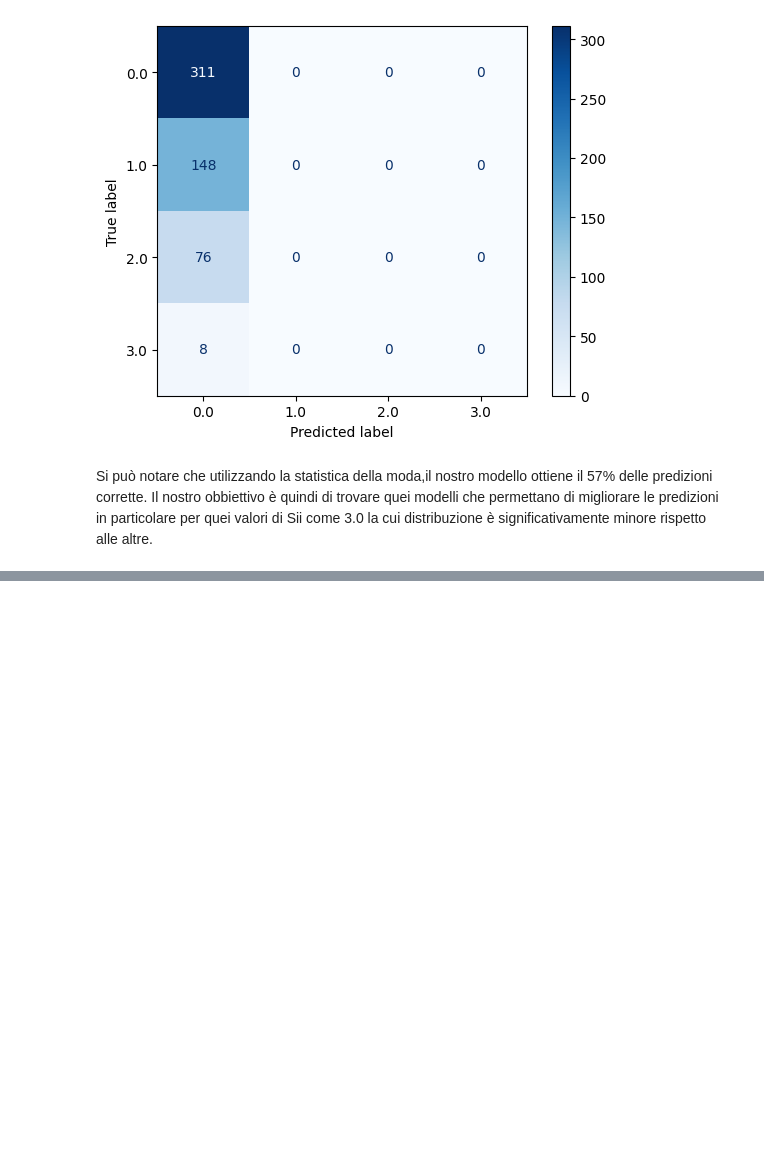
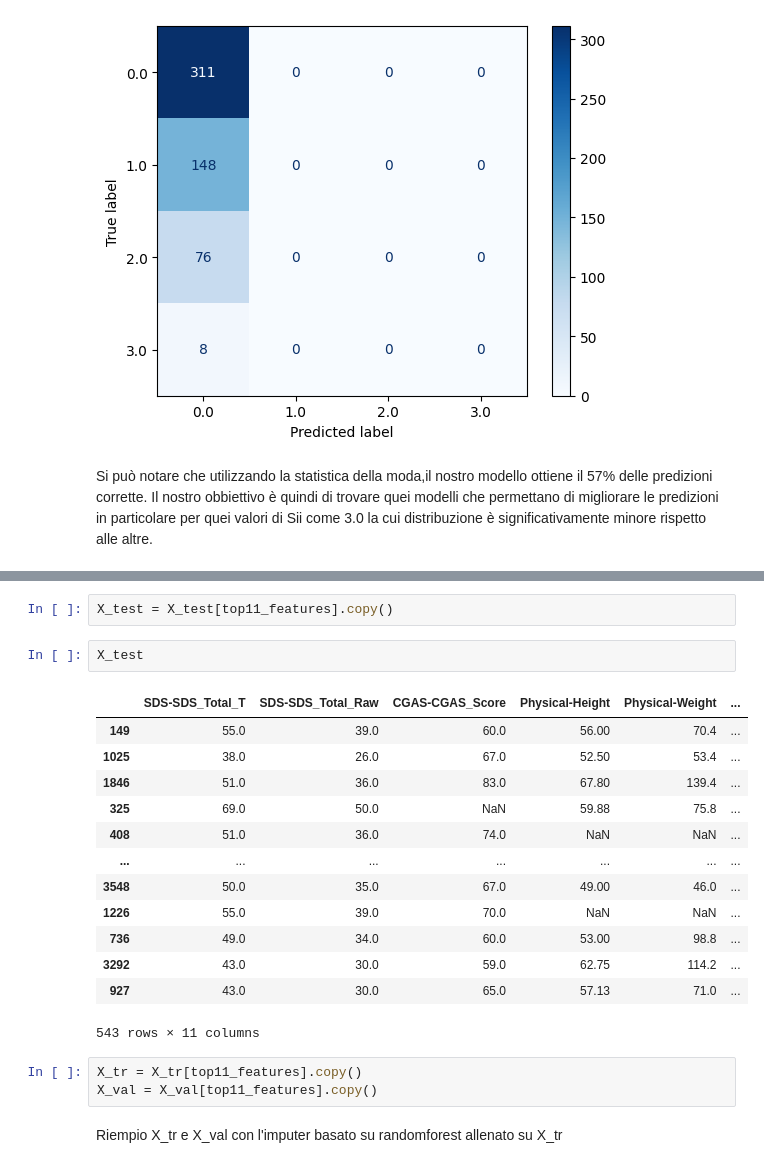
Before and after one commit to dadezz/ML_Problematic_Internet_Use, a Jupyter notebook: src/data_cleaning.ipynb, the cells around one changed output, grey strips where cells are left out. Cells and saved outputs as stored; diff of their text form; blank space fills up the shorter version.

```diff
--- a/src/data_cleaning.ipynb
+++ b/src/data_cleaning.ipynb
@@ -627,0 +657,23 @@ Il nostro obbiettivo è quindi di trovare quei modelli che permettano di miglior
+# %%
+X_test = X_test[top11_features].copy()
+# %%
+X_test
+# %% [output]
+|  | SDS-SDS_Total_T | SDS-SDS_Total_Raw | CGAS-CGAS_Score | Physical-Height | Physical-Weight | ... |
+| 149 | 55.0 | 39.0 | 60.0 | 56.00 | 70.4 | ... |
+| 1025 | 38.0 | 26.0 | 67.0 | 52.50 | 53.4 | ... |
+| 1846 | 51.0 | 36.0 | 83.0 | 67.80 | 139.4 | ... |
+| 325 | 69.0 | 50.0 | NaN | 59.88 | 75.8 | ... |
+| 408 | 51.0 | 36.0 | 74.0 | NaN | NaN | ... |
+| ... | ... | ... | ... | ... | ... | ... |
+| 3548 | 50.0 | 35.0 | 67.0 | 49.00 | 46.0 | ... |
+| 1226 | 55.0 | 39.0 | 70.0 | NaN | NaN | ... |
+| 736 | 49.0 | 34.0 | 60.0 | 53.00 | 98.8 | ... |
+| 3292 | 43.0 | 30.0 | 59.0 | 62.75 | 114.2 | ... |
+| 927 | 43.0 | 30.0 | 65.0 | 57.13 | 71.0 | ... |
+543 rows × 11 columns
+# %%
+X_tr = X_tr[top11_features].copy()
+X_val = X_val[top11_features].copy()
+# %% [markdown]
+Riempio X_tr e X_val con l'imputer basato su randomforest allenato su X_tr
```
Also changed, not shown: parts of 18 cells of this notebook.
